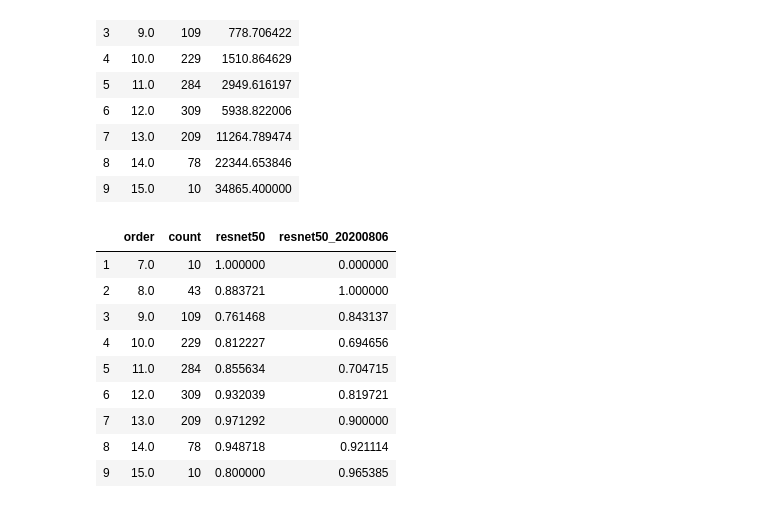
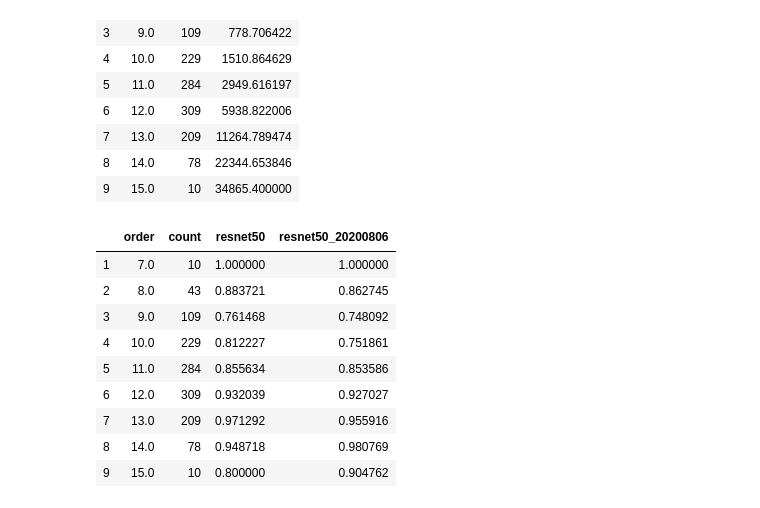
Before and after one commit to keiiti975/Insect_Phenology_Detector, a Jupyter notebook: result/classification/compare_add_data/compare_add_data.ipynb, the cells around one changed output. Saved outputs shown, nothing was run; the diff lists cells and outputs as text; code cells hidden in the pictures.

```diff
--- a/result/classification/compare_add_data/compare_add_data.ipynb
+++ b/result/classification/compare_add_data/compare_add_data.ipynb
@@ -68,10 +68,10 @@ insect_size_df = pd.DataFrame({"order": idx, "count": count})
 insect_size_df = insect_size_df.drop(insect_size_df.index[0])
 # %%
 resnet50 = pd.read_csv('/home/tanida/workspace/Insect_Phenology_Detector/figure/classification/ResNet101/resnet50_b20_r45_lr1e-5_crossvalid/all_size_df.csv')
-resnet50_20200806 = pd.read_csv('/home/tanida/workspace/Insect_Phenology_Detector/figure/classification/ResNet101/resnet50_b20_r45_lr1e-5_crossvalid_20200806/all_size_df.csv')
+resnet50_20200806 = pd.read_csv('/home/tanida/workspace/Insect_Phenology_Detector/figure/classification/ResNet101/resnet50_b20_r45_lr1e-5_crossvalid_20200806_Rotate/all_size_df.csv')
 # %%
 resnet50 = resnet50.drop(resnet50.index[[0]])
-resnet50_20200806 = resnet50_20200806.drop(resnet50_20200806.index[[0]])
+resnet50_20200806 = resnet50_20200806.drop(resnet50_20200806.index[[0, 1]])
 # %%
 insect_size_df["Insect_size"] = resnet50["Insect_size"]
 insect_size_df
@@ -89,21 +89,21 @@ insect_size_df
 # %%
 all_df = pd.DataFrame()
 all_df["order"] = insect_size_df["order"]
 all_df["count"] = insect_size_df["count"]
-all_df["resnet50"] = resnet50["Accuracy"]
-all_df["resnet50_20200806"] = resnet50_20200806["Accuracy"]
+all_df["resnet50"] = list(resnet50["Accuracy"])
+all_df["resnet50_20200806"] = list(resnet50_20200806["Accuracy"])
 all_df
 # %% [output]
 |  | order | count | resnet50 | resnet50_20200806 |
-| 1 | 7.0 | 10 | 1.000000 | 0.000000 |
-| 2 | 8.0 | 43 | 0.883721 | 1.000000 |
-| 3 | 9.0 | 109 | 0.761468 | 0.843137 |
-| 4 | 10.0 | 229 | 0.812227 | 0.694656 |
-| 5 | 11.0 | 284 | 0.855634 | 0.704715 |
-| 6 | 12.0 | 309 | 0.932039 | 0.819721 |
-| 7 | 13.0 | 209 | 0.971292 | 0.900000 |
-| 8 | 14.0 | 78 | 0.948718 | 0.921114 |
-| 9 | 15.0 | 10 | 0.800000 | 0.965385 |
+| 1 | 7.0 | 10 | 1.000000 | 1.000000 |
+| 2 | 8.0 | 43 | 0.883721 | 0.862745 |
+| 3 | 9.0 | 109 | 0.761468 | 0.748092 |
+| 4 | 10.0 | 229 | 0.812227 | 0.751861 |
+| 5 | 11.0 | 284 | 0.855634 | 0.853586 |
+| 6 | 12.0 | 309 | 0.932039 | 0.927027 |
+| 7 | 13.0 | 209 | 0.971292 | 0.955916 |
+| 8 | 14.0 | 78 | 0.948718 | 0.980769 |
+| 9 | 15.0 | 10 | 0.800000 | 0.904762 |
 # %%
 plt.rcParams["font.size"] = 14
 fig, ax1 = plt.subplots(figsize=(5,4))
```
Also changed, not shown: parts of 1 cell of this notebook, 5 other files.
